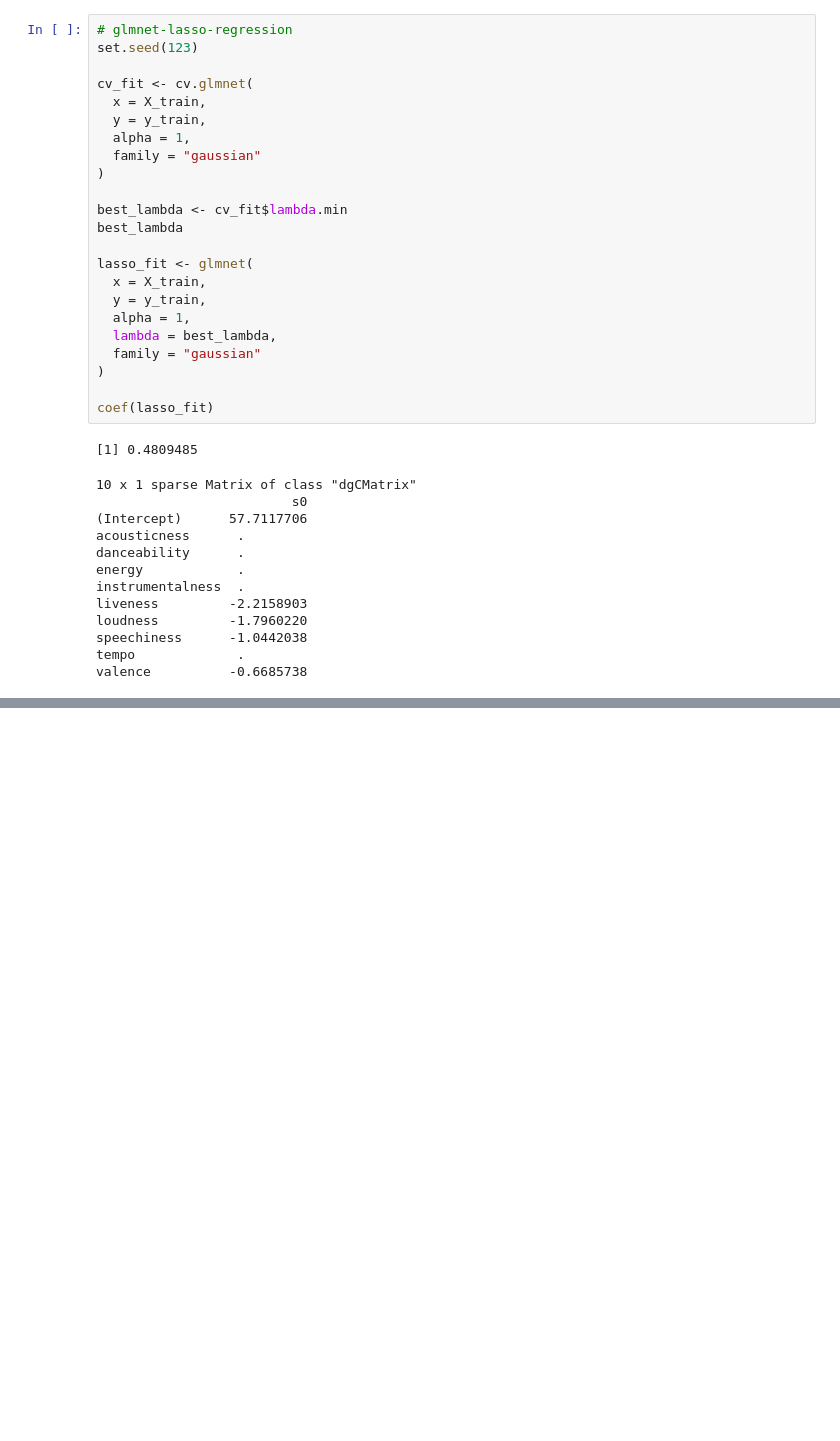
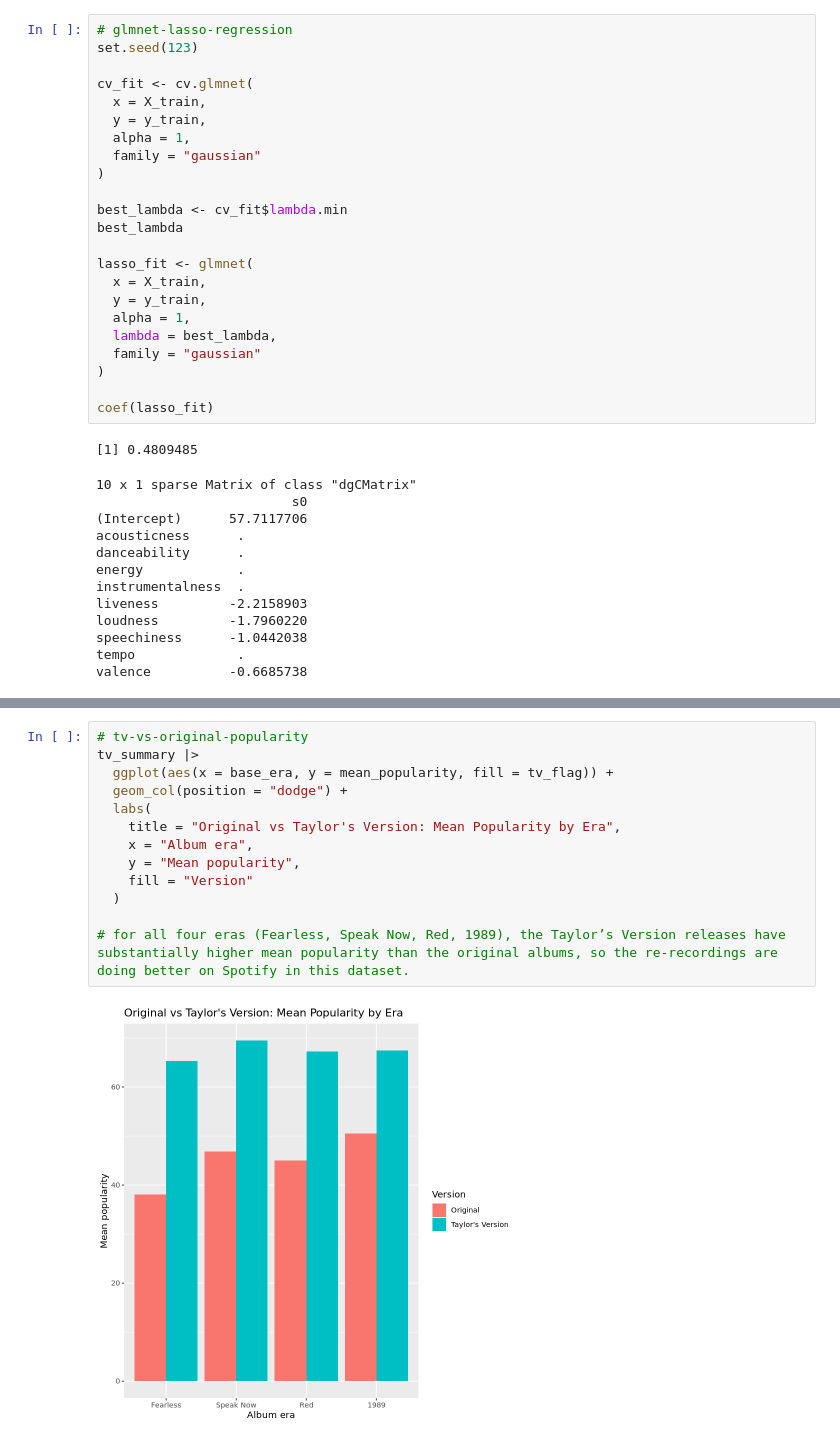
Before and after one commit to snwilke/bios-512-repo, a Jupyter notebook: BIOS512_FINAL.ipynb, the cells around one changed output, grey strips where cells are left out. Drawn from its saved outputs; the diff is of its cells as text; blank space fills up the shorter version.

Commit message:
added original vs tv comparison

```diff
--- a/BIOS512_FINAL.ipynb
+++ b/BIOS512_FINAL.ipynb
@@ -426,0 +512,15 @@ valence          -0.6685738
+# %%
+# tv-vs-original-popularity
+tv_summary |>
+  ggplot(aes(x = base_era, y = mean_popularity, fill = tv_flag)) +
+  geom_col(position = "dodge") +
+  labs(
+    title = "Original vs Taylor's Version: Mean Popularity by Era",
+    x = "Album era",
+    y = "Mean popularity",
+    fill = "Version"
+  )
+
+# for all four eras (Fearless, Speak Now, Red, 1989), the Taylor’s Version releases have substantially higher mean popularity than the original albums, so the re‑recordings are doing better on Spotify in this dataset.
+# %% [output]
+[figure, added]
```
Also changed, not shown: parts of 8 cells of this notebook.
